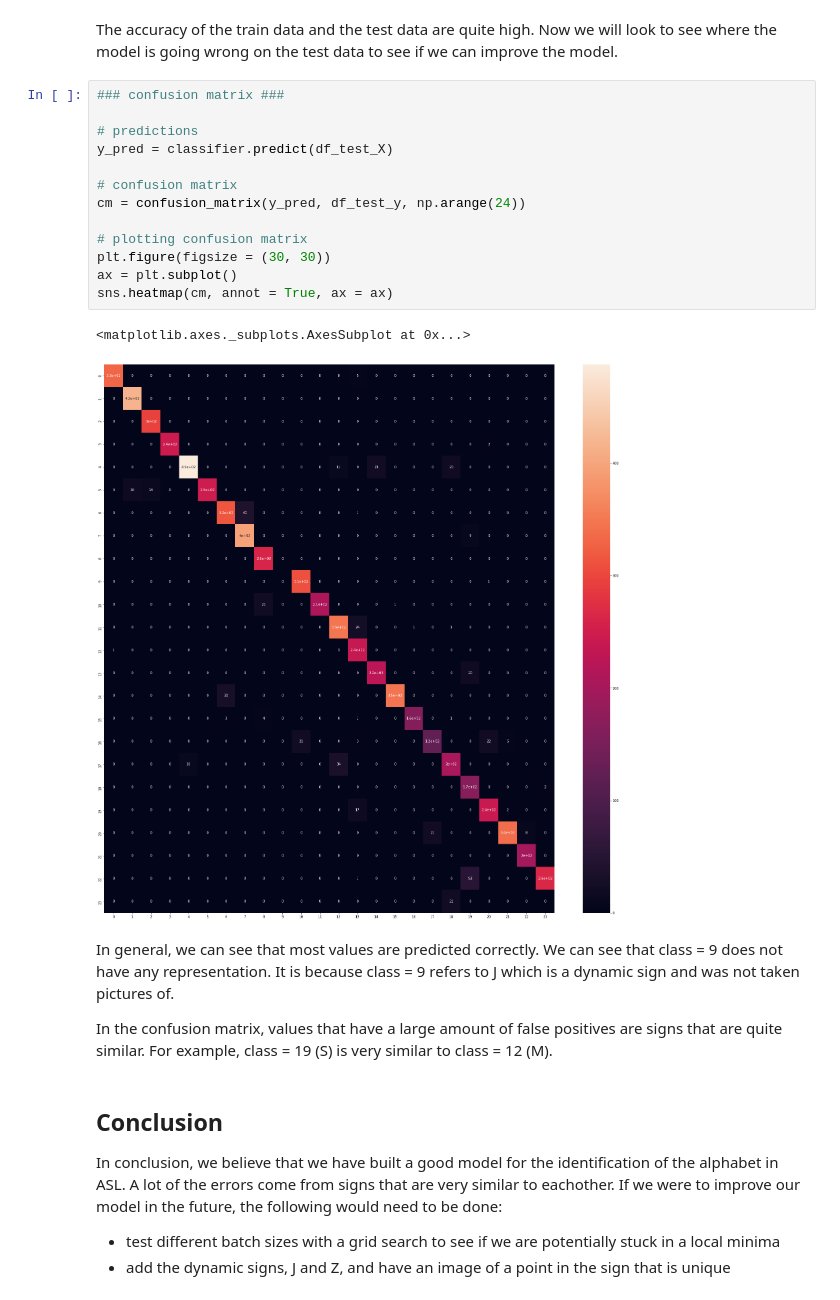
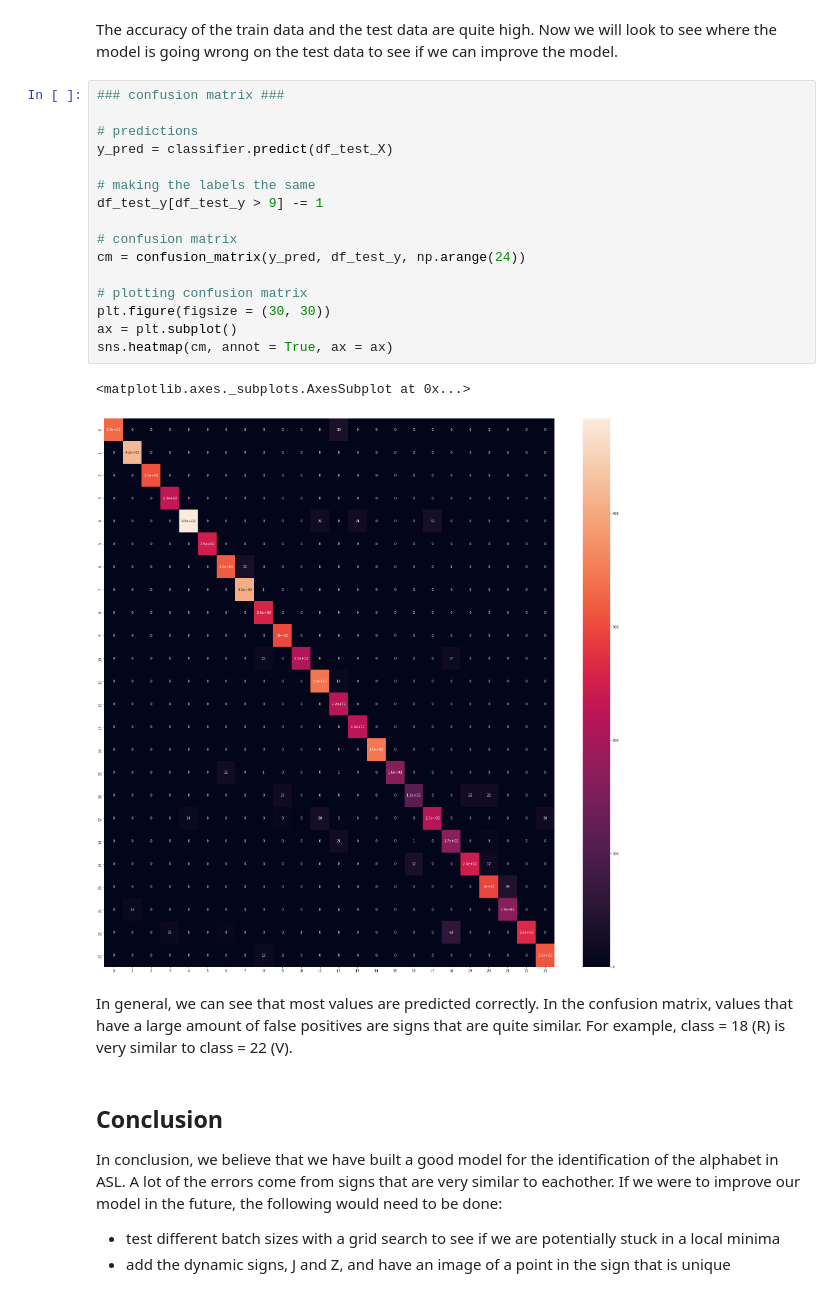
Before and after one commit to psohn/ASL_CNN, a Jupyter notebook: asl_classification_cnn.ipynb, the cells around one changed output. Drawn from its saved outputs; the diff is of its cells as text.

Commit message:
updated confusion matrix
confusion matrix updated to have labels consistent so that class = 9 is not J

```diff
--- a/asl_classification_cnn.ipynb
+++ b/asl_classification_cnn.ipynb
@@ -272,23 +271,24 @@ The accuracy of the train data and the test data are quite high. Now we will loo
 # %%
 ### confusion matrix ###
 
 # predictions
 y_pred = classifier.predict(df_test_X)
+
+# making the labels the same
+df_test_y[df_test_y > 9] -= 1
 
 # confusion matrix
 cm = confusion_matrix(y_pred, df_test_y, np.arange(24))
 
 # plotting confusion matrix
 plt.figure(figsize = (30, 30))
 ax = plt.subplot()
 sns.heatmap(cm, annot = True, ax = ax)
 # %% [output]
 <matplotlib.axes._subplots.AxesSubplot at 0x...>
-[figure, old version]
+[figure, new version]
 # %% [markdown]
-In general, we can see that most values are predicted correctly. We can see that class = 9 does not have any representation. It is because class = 9 refers to J which is a dynamic sign and was not taken pictures of.
-
-In the confusion matrix, values that have a large amount of false positives are signs that are quite similar. For example, class = 19 (S) is very similar to class = 12 (M).
+In general, we can see that most values are predicted correctly. In the confusion matrix, values that have a large amount of false positives are signs that are quite similar. For example, class = 18 (R) is very similar to class = 22 (V).
 # %% [markdown]
 ## Conclusion
 
```
Also changed, not shown: parts of 7 cells of this notebook.
